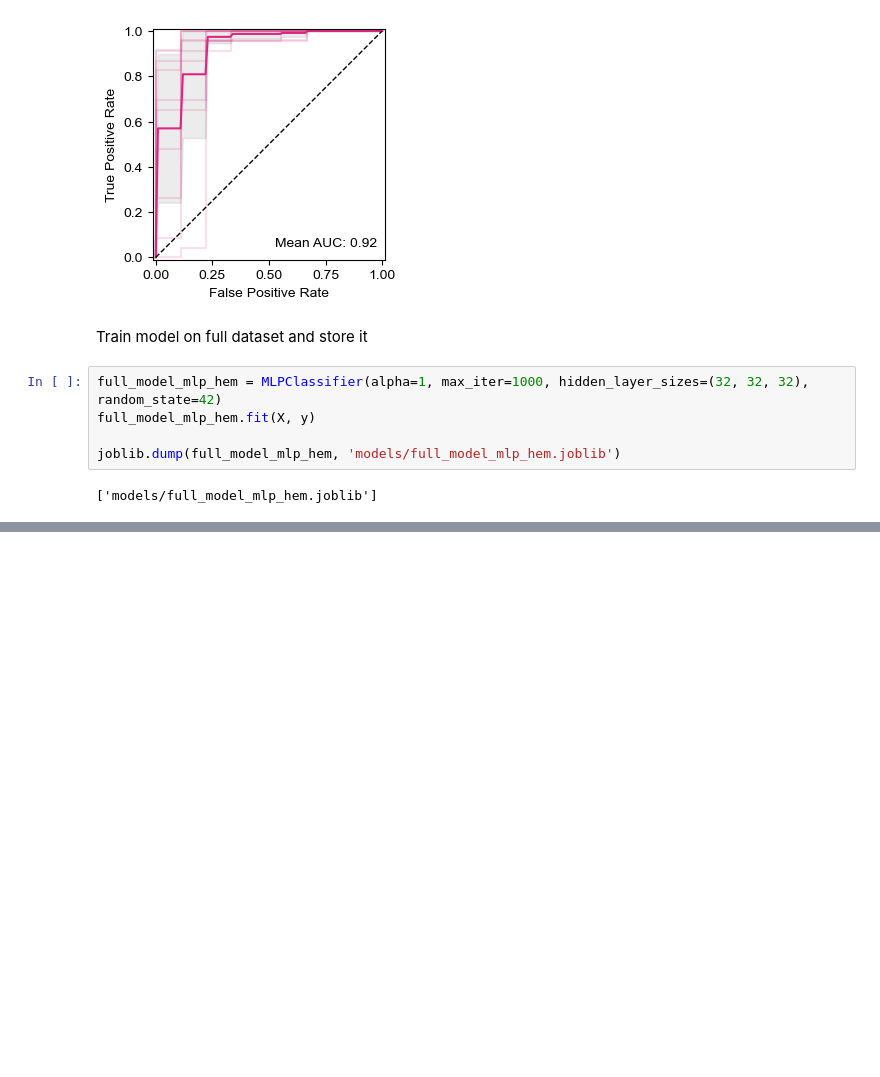
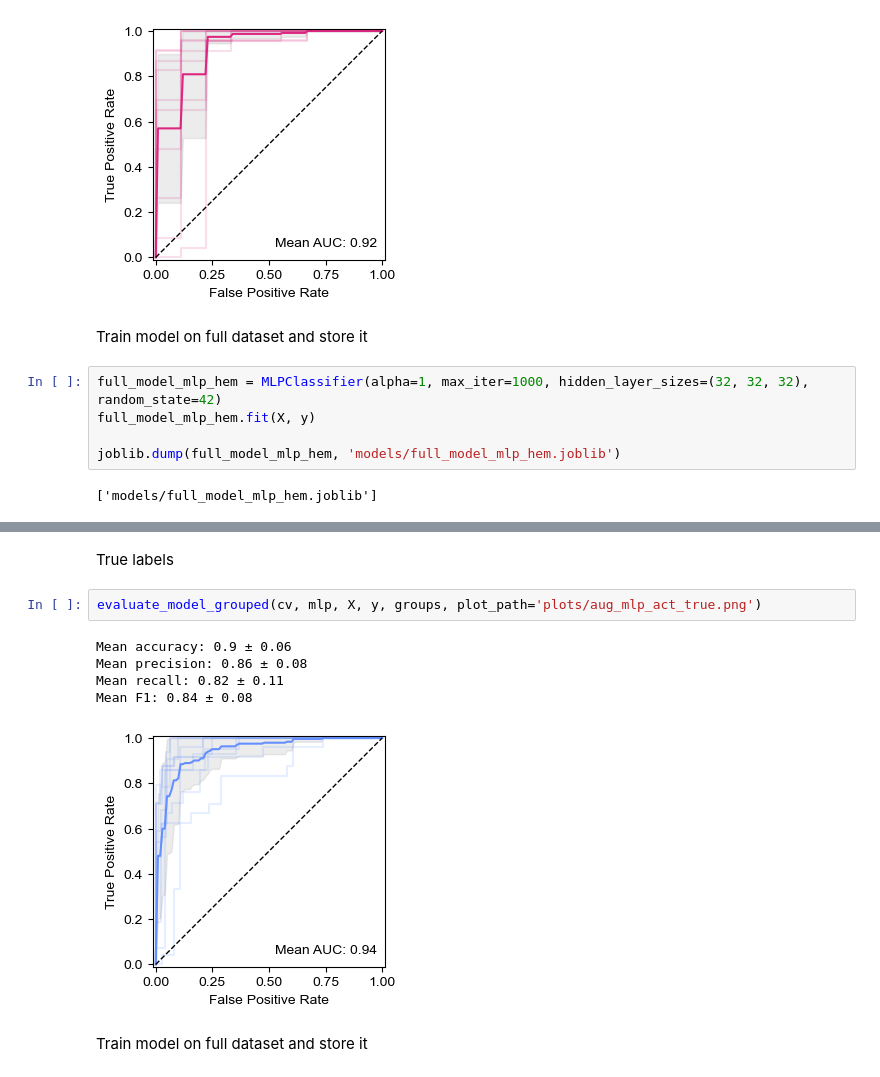
Before and after one commit to MaedehDarsaraee/ln65-stereoisomer-ML, a Jupyter notebook: 01_model_eval.ipynb, the cells around one changed output, grey strips where cells are left out. Saved outputs shown, nothing was run; the diff lists cells and outputs as text; blank space fills up the shorter version.

```diff
--- a/01_model_eval.ipynb
+++ b/01_model_eval.ipynb
@@ -335,0 +450,12 @@ joblib.dump(full_model_mlp_hem, 'models/full_model_mlp_hem.joblib')
+# %% [markdown]
+True labels
+# %%
+evaluate_model_grouped(cv, mlp, X, y, groups, plot_path='plots/aug_mlp_act_true.png')
+# %% [output]
+Mean accuracy: 0.9 ± 0.06
+Mean precision: 0.86 ± 0.08
+Mean recall: 0.82 ± 0.11
+Mean F1: 0.84 ± 0.08
+[figure, added]
+# %% [markdown]
+Train model on full dataset and store it
```
Also changed, not shown: parts of 24 cells of this notebook, 7 other files.
